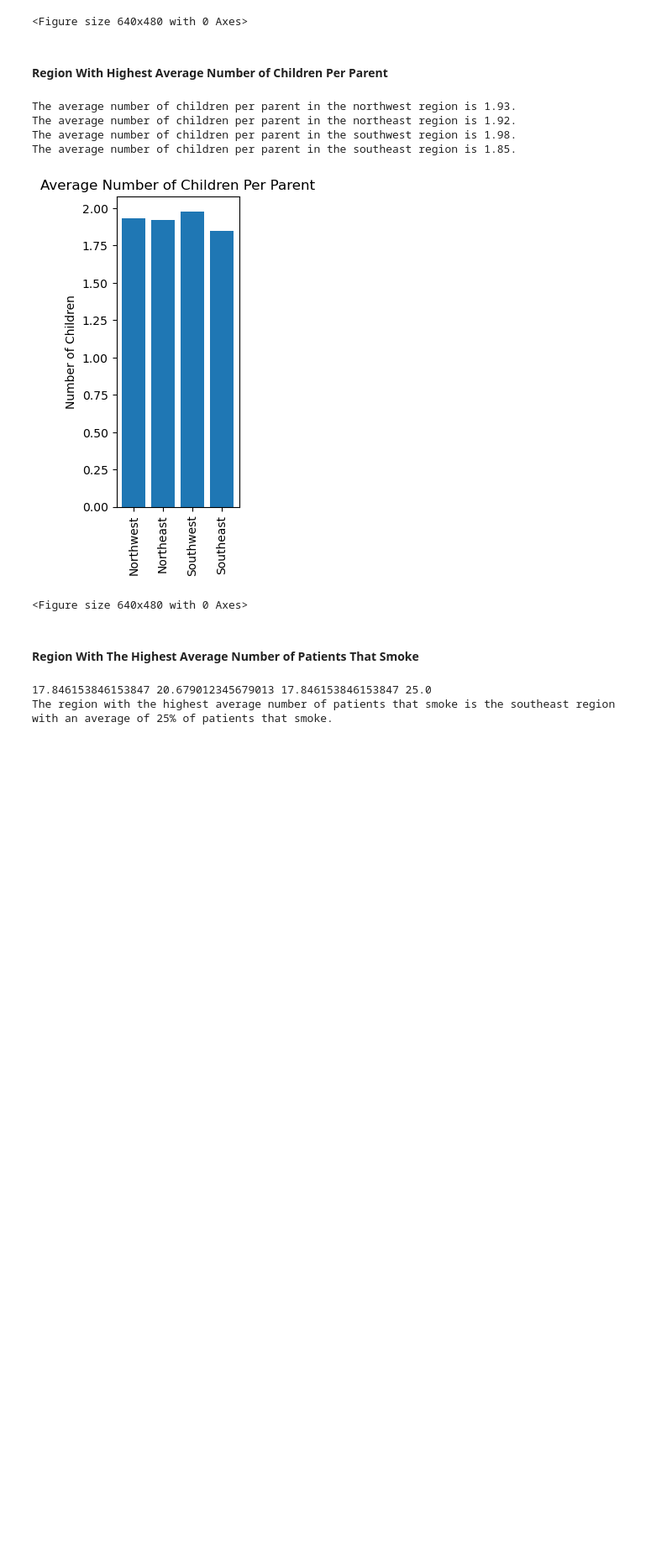
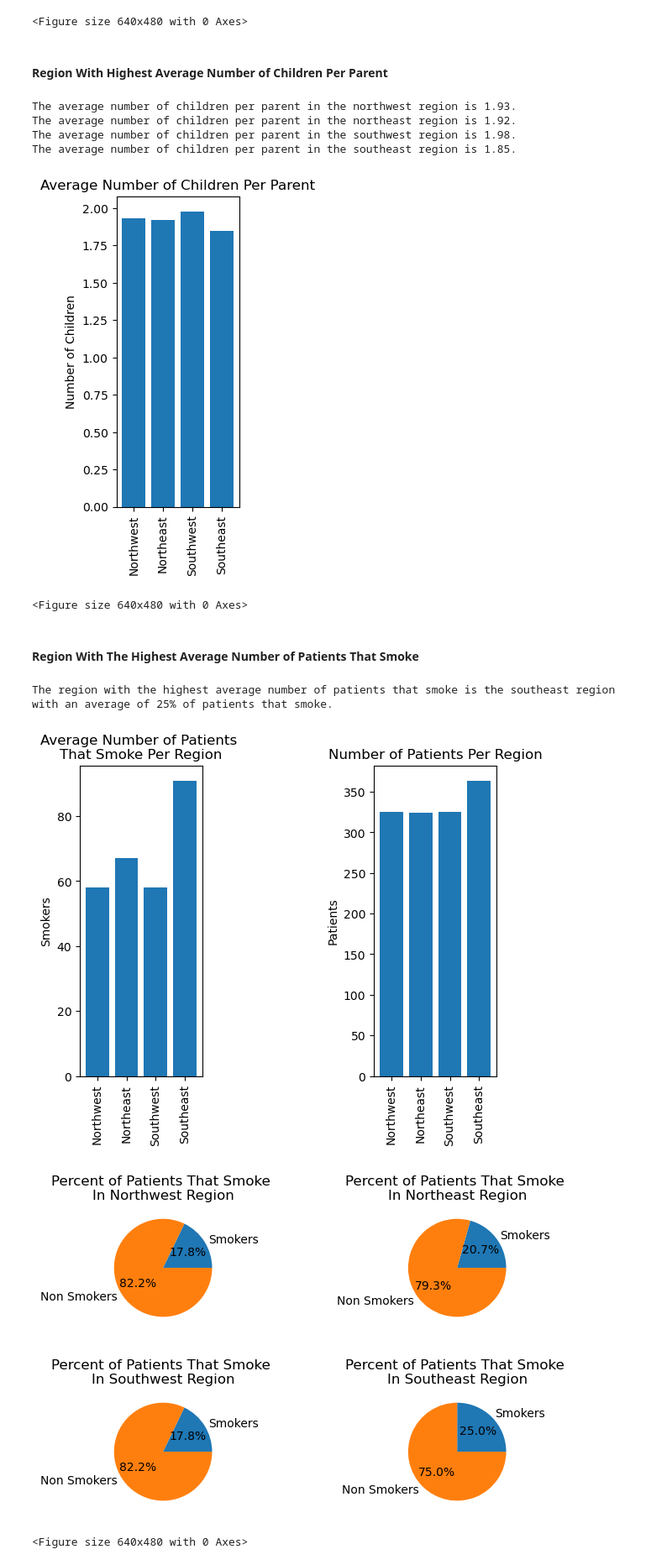
Before and after one commit to s505429/US-Medical-Insurance, a Jupyter notebook: us-medical-insurance-costs.ipynb, the cells around one changed output. Shown at 84% size. Drawn from its saved outputs; the diff is of its cells as text; code cells hidden in the pictures; blank space fills up the shorter version.

```diff
--- a/us-medical-insurance-costs.ipynb
+++ b/us-medical-insurance-costs.ipynb
@@ -493,24 +511,88 @@ The average number of children per parent in the southeast region is 1.85.
 # %%
 #Calculate number of smokers for each region
 nw_num_smokers = len(insurance_df['smoker'][insurance_df['region'] == 'northwest'][insurance_df['smoker'] == 'yes'])
 ne_num_smokers = len(insurance_df['smoker'][insurance_df['region'] == 'northeast'][insurance_df['smoker'] == 'yes'])
 sw_num_smokers = len(insurance_df['smoker'][insurance_df['region'] == 'southwest'][insurance_df['smoker'] == 'yes'])
 se_num_smokers = len(insurance_df['smoker'][insurance_df['region'] == 'southeast'][insurance_df['smoker'] == 'yes'])
 
 #Calculate number of patients for each region
 nw_num_patients = len(insurance_df['region'][insurance_df['region'] == 'northwest'])
 ne_num_patients = len(insurance_df['region'][insurance_df['region'] == 'northeast'])
 sw_num_patients = len(insurance_df['region'][insurance_df['region'] == 'southwest'])
 se_num_patients = len(insurance_df['region'][insurance_df['region'] == 'southeast'])
 
-#Calculate the percent of patients of each region that smokes
-nw_avg_num_smokers = nw_num_smokers / nw_num_patients * 100
-ne_avg_num_smokers = ne_num_smokers / ne_num_patients * 100
-sw_avg_num_smokers = sw_num_smokers / sw_num_patients * 100
-se_avg_num_smokers = se_num_smokers / se_num_patients * 100
-#print(nw_avg_num_smokers, ne_avg_num_smokers, sw_avg_num_smokers, se_avg_num_smokers)
+#Calculate the average number of smokers for each region
+nw_avg_num_smokers = nw_num_smokers / nw_num_patients
+ne_avg_num_smokers = ne_num_smokers / ne_num_patients
+sw_avg_num_smokers = sw_num_smokers / sw_num_patients
+se_avg_num_smokers = se_num_smokers / se_num_patients
 
-print('The region with the highest average number of patients that smoke is the southeast region with an average of 25% of patients that smoke.')
+#Calculate the number of non smokers for each region
+nw_num_non_smokers = nw_num_patients - nw_num_smokers
+ne_num_non_smokers = ne_num_patients - ne_num_smokers
+sw_num_non_smokers = sw_num_patients - sw_num_smokers
+se_num_non_smokers = se_num_patients - se_num_smokers
+
+print('The region with the highest average number of patients that smoke is the southeast region with an average of 25% of patients that smoke.'.format(se_num_smokers))
+
+#This code block is for the first bar chart.
+labels = ['Northwest', 'Northeast', 'Southwest', 'Southeast']
+sizes = [nw_num_smokers, ne_num_smokers, sw_num_smokers, se_num_smokers]
+plt.subplot(1, 3, 1)
+plt.bar(labels, sizes)
+plt.title('Average Number of Patients \nThat Smoke Per Region')
+plt.ylabel('Smokers')
+plt.xticks(rotation=90)
+
+
+#This code is for the second bar chart.
+labels = ['Northwest', 'Northeast', 'Southwest', 'Southeast']
+sizes = [nw_num_patients, ne_num_patients, sw_num_patients, se_num_patients]
+plt.subplot(1, 3, 3)
+plt.bar(labels, sizes)
+plt.title('Number of Patients Per Region')
+plt.ylabel('Patients')
+plt.xticks(rotation=90)
+
+plt.show()
+plt.clf()
+
+#This code block is for the first pie chart.
+labels = ['Smokers', 'Non Smokers']
+sizes = [nw_num_smokers, nw_num_non_smokers]
+plt.subplot(1, 3, 1)
+plt.pie(sizes, labels = labels, autopct='%1.1f%%')
+plt.title('Percent of Patients That Smoke \nIn Northwest Region')
+
+#This code block is for the second pie chart.
+labels = ['Smokers', 'Non Smokers']
+sizes = [ne_num_smokers, ne_num_non_smokers]
+plt.subplot(1, 3, 3)
+plt.pie(sizes, labels = labels, autopct='%1.1f%%')
+plt.title('Percent of Patients That Smoke \nIn Northeast Region')
+
+plt.show()
+plt.clf()
+
+#This code block is for the third pie chart.
+labels = ['Smokers', 'Non Smokers']
+sizes = [sw_num_smokers, sw_num_non_smokers]
+plt.subplot(1, 3, 1)
+plt.pie(sizes, labels = labels, autopct='%1.1f%%')
+plt.title('Percent of Patients That Smoke \nIn Southwest Region')
+
+#This code block is for the fourth pie chart.
+labels = ['Smokers', 'Non Smokers']
+sizes = [se_num_smokers, se_num_non_smokers]
+plt.subplot(1, 3, 3)
+plt.pie(sizes, labels = labels, autopct='%1.1f%%')
+plt.title('Percent of Patients That Smoke \nIn Southeast Region')
+
+plt.show()
+plt.clf()
 # %% [output]
-17.846153846153847 20.679012345679013 17.846153846153847 25.0
 The region with the highest average number of patients that smoke is the southeast region with an average of 25% of patients that smoke.
+[figure, added]
+[figure, added]
+[figure, added]
+<Figure size 640x480 with 0 Axes>
```
Also changed, not shown: parts of 4 cells of this notebook.
